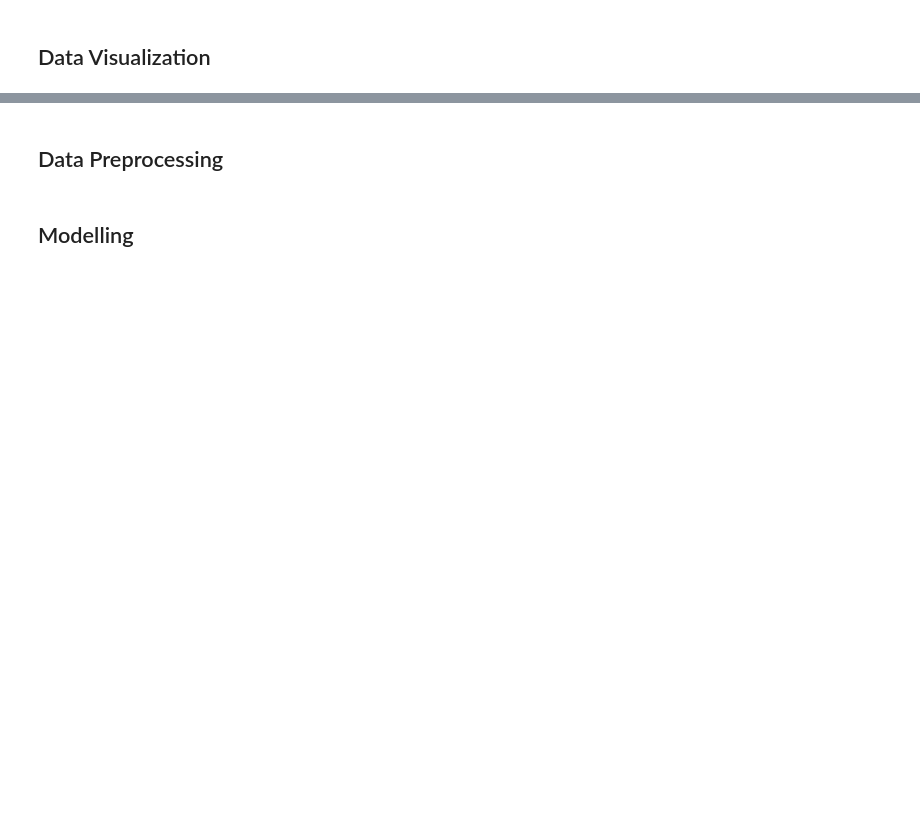
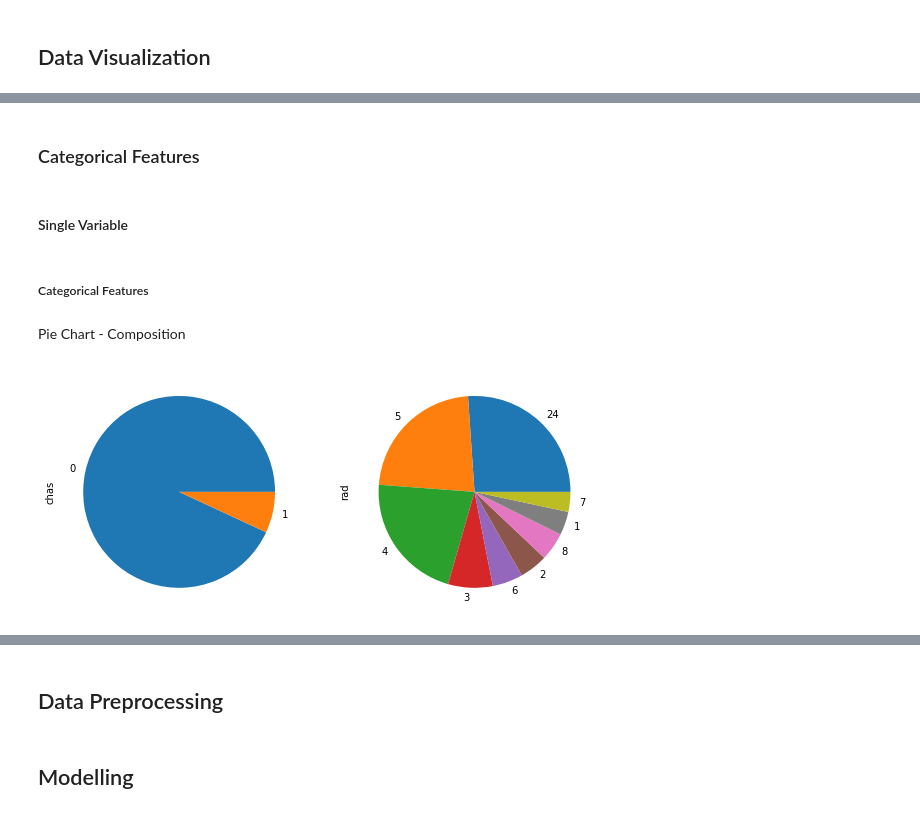
Before and after one commit to MaxZx3000/Boston-Housing-Machine-Learning, a Jupyter notebook: Assignment2_Anthony Kevin Oktavius.ipynb, the cells around one changed output, grey strips where cells are left out. Drawn from its saved outputs; the diff is of its cells as text; code cells hidden in the pictures; blank space fills up the shorter version.

Commit message:
Added Some Data Visualization

```diff
--- a/Assignment2_Anthony Kevin Oktavius.ipynb
+++ b/Assignment2_Anthony Kevin Oktavius.ipynb
@@ -87,0 +126,11 @@ housing_df.describe()
+# %%
+limit_show_unique = 20
+
+fields = [criminal_field, zoned_field, industrial_field, charles_river_field,
+          nitric_oxide_field, room_field, age_field, distance_field,
+          radial_field, tax_field, pupil_teacher_ratio_field, b_field,
+          lower_stat_field, median_value_field]
+
+for index, field in enumerate(fields):
+    print(f"{field}:")
+    print(housing_df[field].unique()[:8])
@@ -87,0 +157,8 @@ housing_df.describe()
+# %%
+numerical_features = [criminal_field, zoned_field, industrial_field, nitric_oxide_field,
+                        room_field, age_field, distance_field, tax_field,
+                        pupil_teacher_ratio_field, b_field, lower_stat_field, median_value_field]
+categorical_features = [charles_river_field, radial_field]
+
+print(len(numerical_features))
+print(len(categorical_features))
@@ -89,0 +172,26 @@ housing_df.describe()
+# %%
+def get_plot_figure(width, height):
+    figure = plt.figure()
+    figure.set_figwidth(width)
+    figure.set_figheight(height)
+    return figure
+# %% [markdown]
+### Categorical Features
+# %% [markdown]
+#### Single Variable
+# %% [markdown]
+##### Categorical Features
+# %% [markdown]
+Pie Chart - Composition
+# %%
+figure = get_plot_figure(15, 15)
+
+for index, categorical_field in enumerate(categorical_features):
+    plt.subplot(3, 3, index + 1)
+
+    labels = housing_df[categorical_field]
+    data = housing_df[categorical_field].value_counts().plot(kind='pie')
+
+plt.show()
+# %% [output]
+[figure, added]
```
Also changed, not shown: parts of 31 cells of this notebook.
